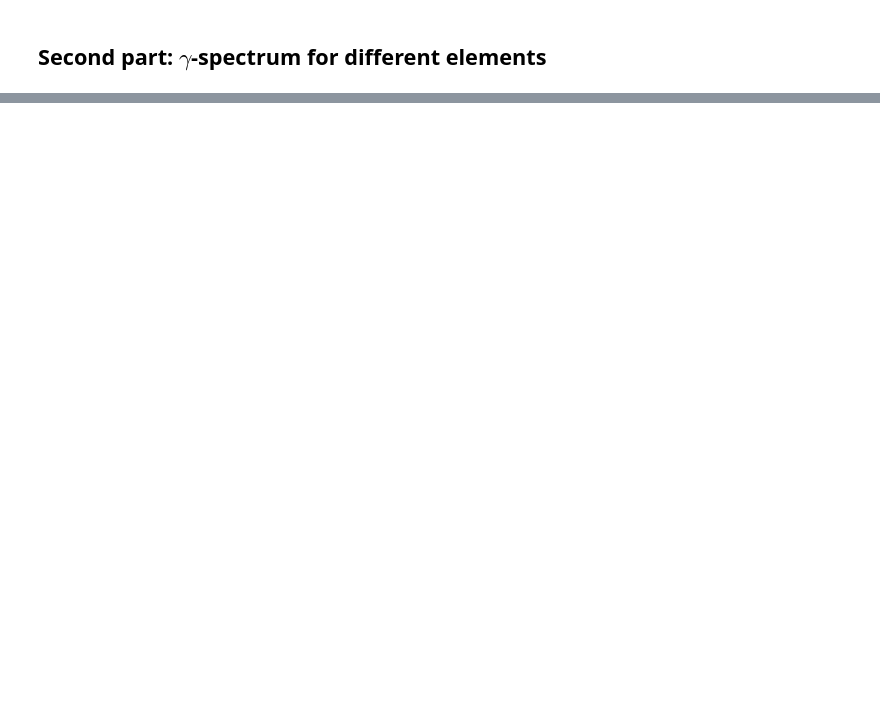
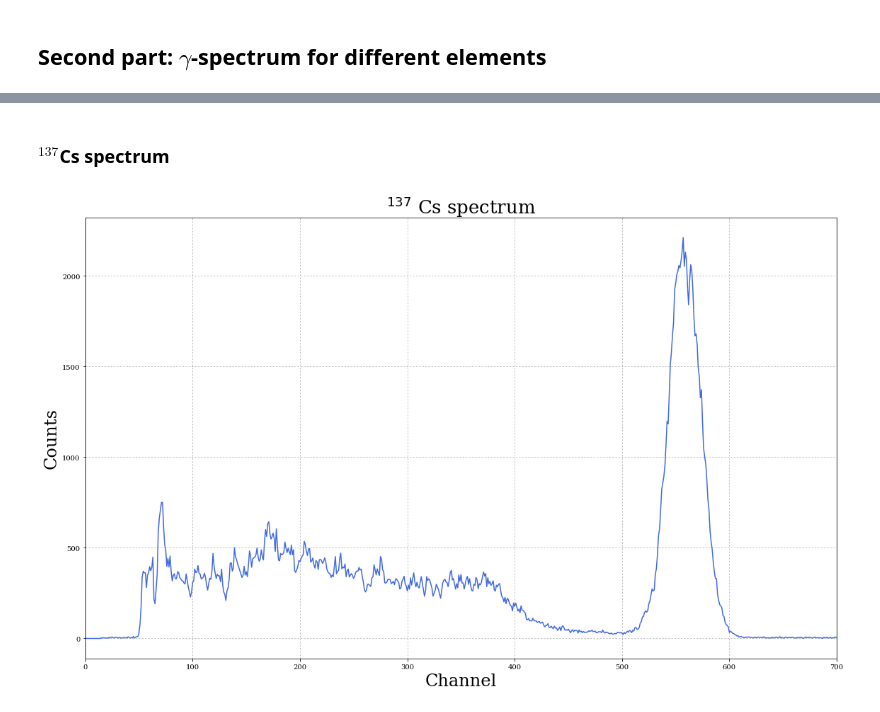
Before and after one commit to mathieukaltschmidt/FP-physics-lab-course, a Jupyter notebook: F82 Coincidence Spektrometer/Python/F82.ipynb, the cells around one changed output, grey strips where cells are left out. Cells and saved outputs as stored; diff of their text form; code cells hidden in the pictures; blank space fills up the shorter version.

```diff
--- a/F82 Coincidence Spektrometer/Python/F82.ipynb
+++ b/F82 Coincidence Spektrometer/Python/F82.ipynb
@@ -18,0 +47,18 @@ plt.rcParams['errorbar.capsize']=2
+# %% [markdown]
+### $^{137}$Cs spectrum
+# %%
+cs_counts  = np.loadtxt(r'DATA/Gamma-spectra/Cs137.txt', unpack=True)
+
+#Plotting the result
+plt.plot(channels, cs_counts, color = 'royalblue')
+plt.title('$^{137}$ Cs spectrum', size = 26)
+plt.xlabel('Channel', size = 24)
+plt.ylabel('Counts', size = 24)
+plt.xlim(0,700)
+plt.grid(ls='dotted')
+
+#Saving the result
+plt.tight_layout()
+plt.savefig('Plots/Cs137.pdf')
+# %% [output]
+[figure, added]
```
Also changed, not shown: parts of 32 cells of this notebook, 27 other files.
